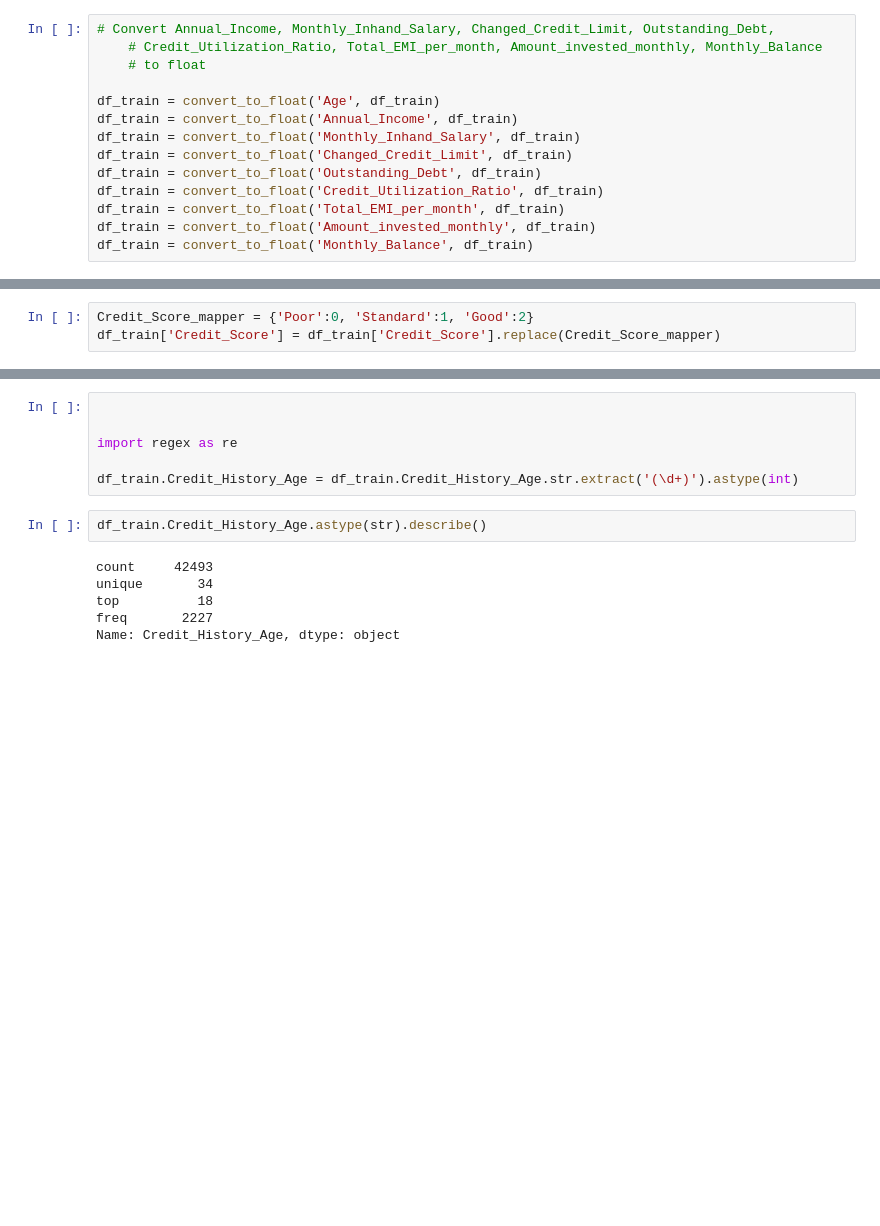
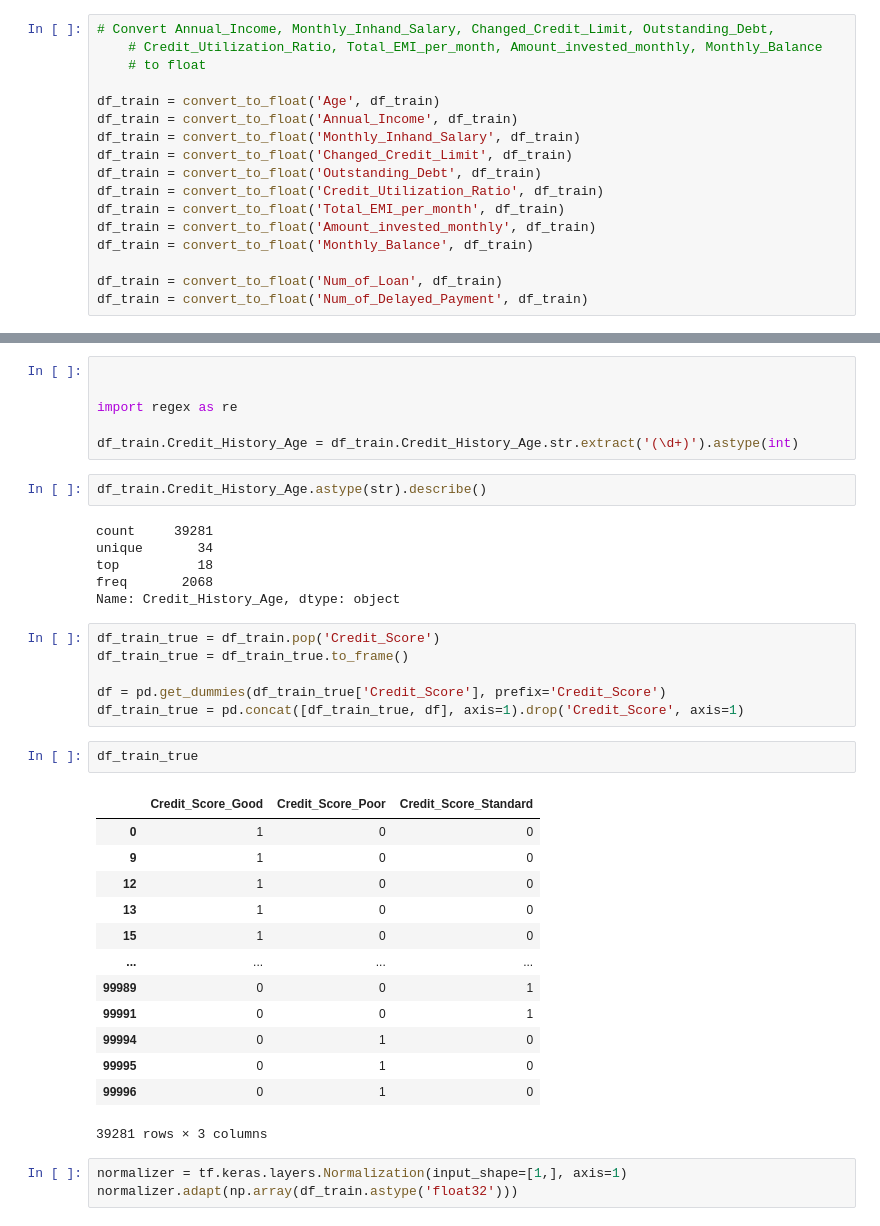
Before and after one commit to tglaser11/tf-work, a Jupyter notebook: CreditRatingClassification.ipynb, the cells around one changed output, grey strips where cells are left out. Cells and saved outputs as stored; diff of their text form; blank space fills up the shorter version.

```diff
--- a/CreditRatingClassification.ipynb
+++ b/CreditRatingClassification.ipynb
@@ -121,6 +126,9 @@ df_train = convert_to_float('Credit_Utilization_Ratio', df_train)
 df_train = convert_to_float('Total_EMI_per_month', df_train)
 df_train = convert_to_float('Amount_invested_monthly', df_train)
 df_train = convert_to_float('Monthly_Balance', df_train)
+
+df_train = convert_to_float('Num_of_Loan', df_train)
+df_train = convert_to_float('Num_of_Delayed_Payment', df_train)
 # %% [output]
 A value is trying to be set on a copy of a slice from a DataFrame.
 Try using .loc[row_indexer,col_indexer] = value instead
@@ -242,7 +262,4 @@ Good         6839
 Name: Credit_Score, dtype: int64
-# %%
-Credit_Score_mapper = {'Poor':0, 'Standard':1, 'Good':2}
-df_train['Credit_Score'] = df_train['Credit_Score'].replace(Credit_Score_mapper)
 # %%
 df_train.Credit_History_Age.describe()
 # %% [output]
@@ -260,8 +277,33 @@ df_train.Credit_History_Age = df_train.Credit_History_Age.str.extract('(\d+)').a
 # %%
 df_train.Credit_History_Age.astype(str).describe()
 # %% [output]
-count     42493
+count     39281
 unique       34
 top          18
-freq       2227
+freq       2068
 Name: Credit_History_Age, dtype: object
+# %%
+df_train_true = df_train.pop('Credit_Score')
+df_train_true = df_train_true.to_frame()
+
+df = pd.get_dummies(df_train_true['Credit_Score'], prefix='Credit_Score')
+df_train_true = pd.concat([df_train_true, df], axis=1).drop('Credit_Score', axis=1)
+# %%
+df_train_true
+# %% [output]
+|  | Credit_Score_Good | Credit_Score_Poor | Credit_Score_Standard |
+| 0 | 1 | 0 | 0 |
+| 9 | 1 | 0 | 0 |
+| 12 | 1 | 0 | 0 |
+| 13 | 1 | 0 | 0 |
+| 15 | 1 | 0 | 0 |
+| ... | ... | ... | ... |
+| 99989 | 0 | 0 | 1 |
+| 99991 | 0 | 0 | 1 |
+| 99994 | 0 | 1 | 0 |
+| 99995 | 0 | 1 | 0 |
+| 99996 | 0 | 1 | 0 |
+39281 rows × 3 columns
+# %%
+normalizer = tf.keras.layers.Normalization(input_shape=[1,], axis=1)
+normalizer.adapt(np.array(df_train.astype('float32')))
```
Also changed, not shown: parts of 13 cells of this notebook.
